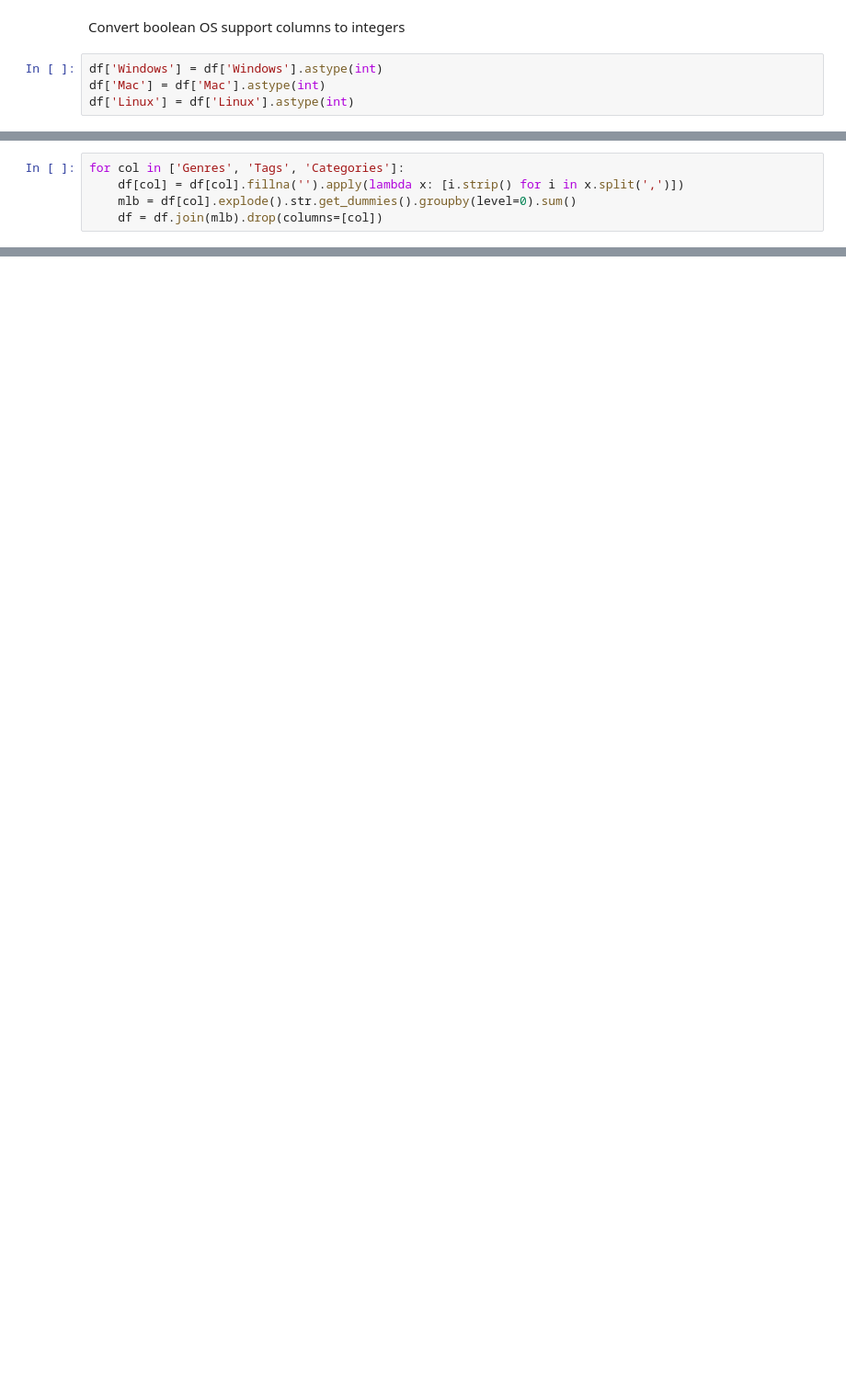
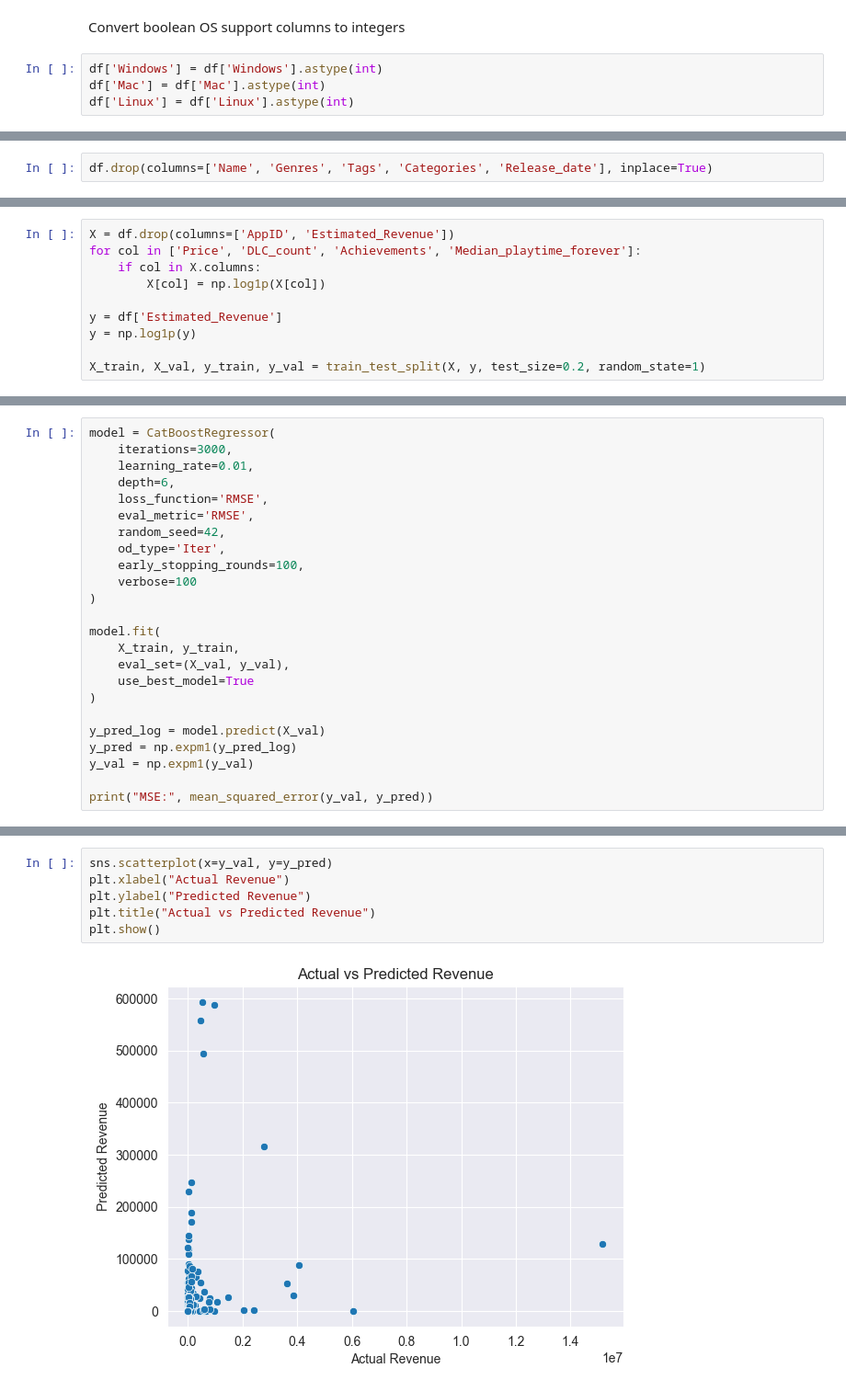
Before and after one commit to GyoniA/BISteamHW, a Jupyter notebook: Python/PKK65Q-BI-HW.ipynb, the cells around one changed output, grey strips where cells are left out. Shown: that part at 92% size. Drawn from its saved outputs; the diff is of its cells as text; blank space fills up the shorter version.

```diff
--- a/Python/PKK65Q-BI-HW.ipynb
+++ b/Python/PKK65Q-BI-HW.ipynb
@@ -65,5 +73,2 @@ Convert list columns
 # %%
-for col in ['Genres', 'Tags', 'Categories']:
-    df[col] = df[col].fillna('').apply(lambda x: [i.strip() for i in x.split(',')])
-    mlb = df[col].explode().str.get_dummies().groupby(level=0).sum()
-    df = df.join(mlb).drop(columns=[col])
+df.drop(columns=['Name', 'Genres', 'Tags', 'Categories', 'Release_date'], inplace=True)
@@ -74,0 +77,10 @@ profile.to_notebook_iframe()
+# %%
+X = df.drop(columns=['AppID', 'Estimated_Revenue'])
+for col in ['Price', 'DLC_count', 'Achievements', 'Median_playtime_forever']:
+    if col in X.columns:
+        X[col] = np.log1p(X[col])
+
+y = df['Estimated_Revenue']
+y = np.log1p(y)
+
+X_train, X_val, y_train, y_val = train_test_split(X, y, test_size=0.2, random_state=1)
@@ -74,0 +89,24 @@ profile.to_notebook_iframe()
+# %%
+model = CatBoostRegressor(
+    iterations=3000,
+    learning_rate=0.01,
+    depth=6,
+    loss_function='RMSE',
+    eval_metric='RMSE',
+    random_seed=42,
+    od_type='Iter',
+    early_stopping_rounds=100,
+    verbose=100
+)
+
+model.fit(
+    X_train, y_train,
+    eval_set=(X_val, y_val),
+    use_best_model=True
+)
+
+y_pred_log = model.predict(X_val)
+y_pred = np.expm1(y_pred_log)
+y_val = np.expm1(y_val)
+
+print("MSE:", mean_squared_error(y_val, y_pred))
@@ -74,0 +131,8 @@ profile.to_notebook_iframe()
+# %%
+sns.scatterplot(x=y_val, y=y_pred)
+plt.xlabel("Actual Revenue")
+plt.ylabel("Predicted Revenue")
+plt.title("Actual vs Predicted Revenue")
+plt.show()
+# %% [output]
+[figure, added]
```
Also changed, not shown: parts of 11 cells of this notebook, 2 other files.
